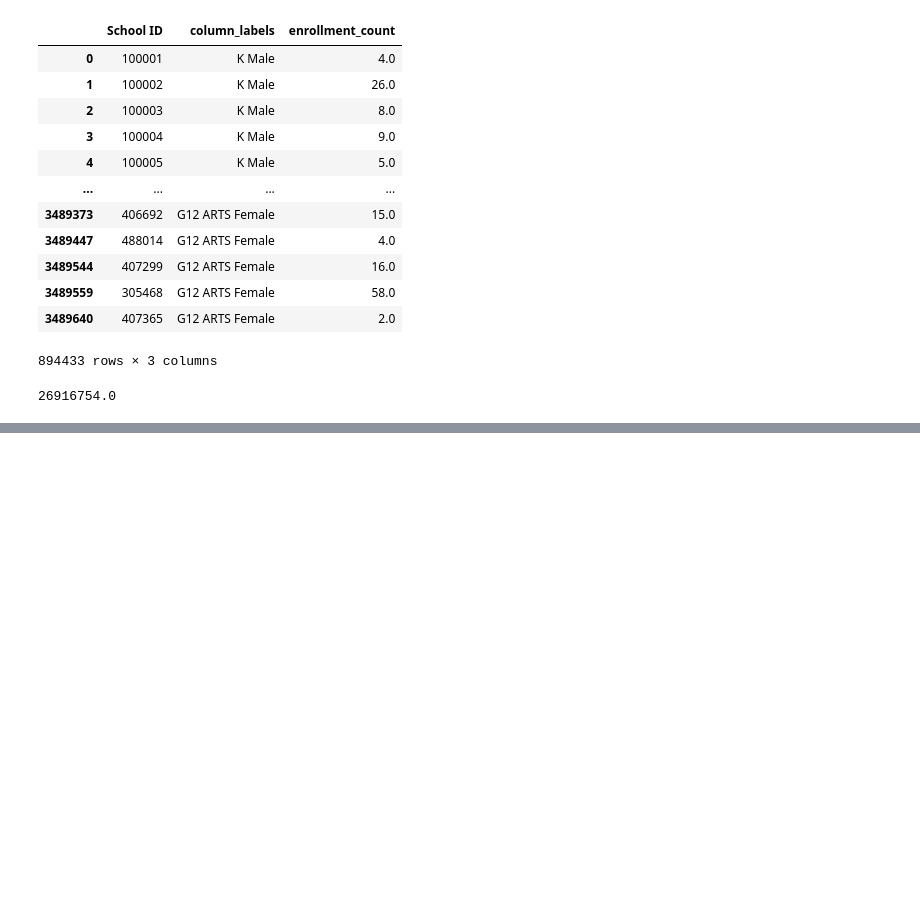
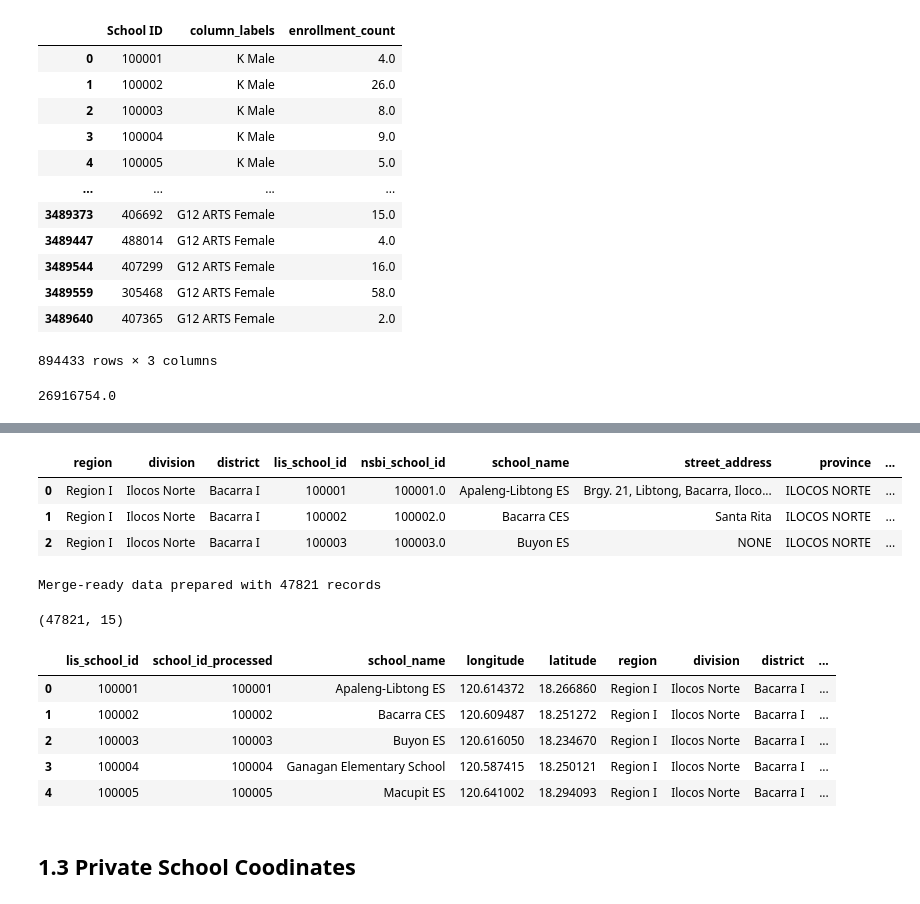
Before and after one commit to cair-philippines/project_paaral, a Jupyter notebook: notebooks/0.1-process-enrollment.ipynb, the cells around one changed output, grey strips where cells are left out. Drawn from its saved outputs; the diff is of its cells as text; code cells hidden in the pictures; blank space fills up the shorter version.

```diff
--- a/notebooks/0.1-process-enrollment.ipynb
+++ b/notebooks/0.1-process-enrollment.ipynb
@@ -118,0 +151,15 @@ pvt_tmp['enrollment_count'].sum()
+# %%
+# Initialize processor
+processor = scp.SchoolCoordinatesProcessor(verbose=False)
+
+# Process data with automatic coordinate fixing
+processed_data = processor.process()
+
+# Get quality report
+quality_report = processor.get_quality_report()
+print("Data Quality Report:")
+for key, value in quality_report.items():
+    if isinstance(value, dict):
+        print(f"  {key}: {len(value)} items")
+    else:
+        print(f"  {key}: {value}")
@@ -118,0 +182,26 @@ pvt_tmp['enrollment_count'].sum()
+# %%
+processed_data.head(3)
+# %% [output]
+|  | region | division | district | lis_school_id | nsbi_school_id | school_name | street_address | province | ... |
+| 0 | Region I | Ilocos Norte | Bacarra I | 100001 | 100001.0 | Apaleng-Libtong ES | Brgy. 21, Libtong, Bacarra, Iloco... | ILOCOS NORTE | ... |
+| 1 | Region I | Ilocos Norte | Bacarra I | 100002 | 100002.0 | Bacarra CES | Santa Rita | ILOCOS NORTE | ... |
+| 2 | Region I | Ilocos Norte | Bacarra I | 100003 | 100003.0 | Buyon ES | NONE | ILOCOS NORTE | ... |
+# %%
+# Prepare merge-ready data
+merge_data = processor.merge_ready_data()
+print(f"\nMerge-ready data prepared with {len(merge_data)} records")
+# %% [output]
+Merge-ready data prepared with 47821 records
+# %%
+print(merge_data.shape)
+display(merge_data.head())
+# %% [output]
+(47821, 15)
+|  | lis_school_id | school_id_processed | school_name | longitude | latitude | region | division | district | ... |
+| 0 | 100001 | 100001 | Apaleng-Libtong ES | 120.614372 | 18.266860 | Region I | Ilocos Norte | Bacarra I | ... |
+| 1 | 100002 | 100002 | Bacarra CES | 120.609487 | 18.251272 | Region I | Ilocos Norte | Bacarra I | ... |
+| 2 | 100003 | 100003 | Buyon ES | 120.616050 | 18.234670 | Region I | Ilocos Norte | Bacarra I | ... |
+| 3 | 100004 | 100004 | Ganagan Elementary School | 120.587415 | 18.250121 | Region I | Ilocos Norte | Bacarra I | ... |
+| 4 | 100005 | 100005 | Macupit ES | 120.641002 | 18.294093 | Region I | Ilocos Norte | Bacarra I | ... |
+# %% [markdown]
+## 1.3 Private School Coodinates
```
Also changed, not shown: parts of 24 cells of this notebook, 2 other files.
